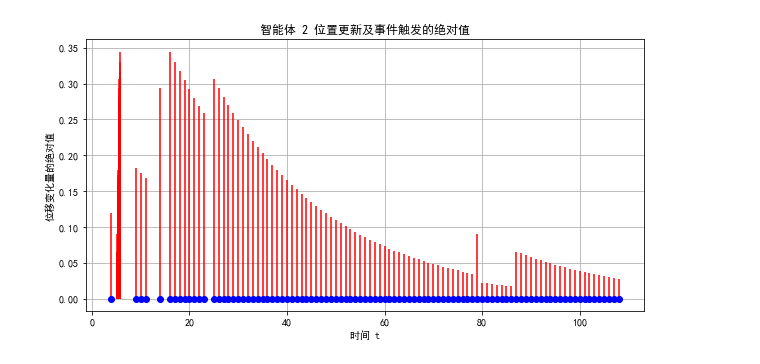
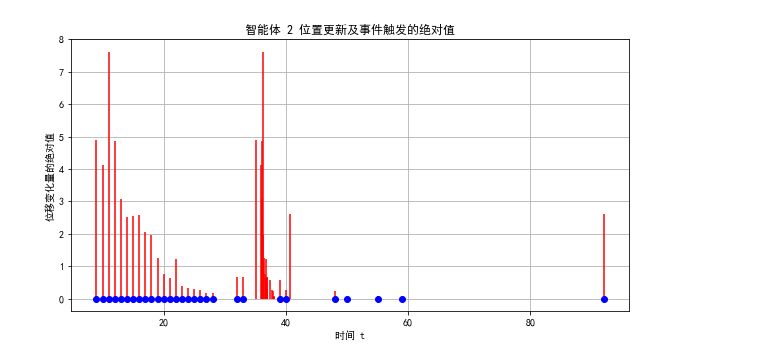
Before and after one commit to yjchenCN/Multi-agent-consensus-algorithm, a Jupyter notebook: Trigger Response.ipynb, the cells around one changed output. Drawn from its saved outputs; the diff is of its cells as text; code cells hidden in the pictures.

```diff
--- a/Trigger Response.ipynb
+++ b/Trigger Response.ipynb
@@ -36,36 +36,19 @@ class Agent:
             neighbor.last_broadcast_position = self.position
 
     def update_position(self, t, dt, current_average_position):
-        self.sigma = np.random.uniform(0, 1)
+        self.sigma = np.random.uniform(0, t)
         self.alpha = np.random.uniform(0, 1 / max(1, len(self.neighbors)))
 
         e_i = self.last_broadcast_position - self.position
 
         z_bar_squared = - sum(self.is_neighbor(neighbor) * (self.position - neighbor.get_position()) for neighbor in self.neighbors)
 
-
-
         trigger_condition = e_i ** 2 - self.sigma * self.alpha * (1 - self.alpha * max(1, len(self.neighbors))) * z_bar_squared ** 2  / max(1, len(self.neighbors))
-
-        print(e_i ** 2)
-        print(self.sigma * self.alpha * (1 - self.alpha * max(1, len(self.neighbors))) * z_bar_squared ** 2  / max(1, len(self.neighbors)))
-        #print(self.alpha * max(1, len(self.neighbors)))
-        print(trigger_condition)
-        print()
 
         if (t - self.last_trigger_time) >= self.MIET and abs(self.position - current_average_position) > 0.01:
             # 如果事件触发函数大于等于0，则更新位置并广播新位置
             if trigger_condition >= 0:
-                #print(e_i ** 2)
-                #print(self.sigma * self.alpha * (1 - self.alpha * max(1, len(self.neighbors))) * z_bar_squared ** 2  / max(1, len(self.neighbors)))
-                #print(self.alpha * max(1, len(self.neighbors)))
-                #print(trigger_condition)
-                #print("1")
-
-                #print()
-
                 self.position += z_bar_squared * dt
-
                 #记录触发的相关信息
                 self.delta_positions.append(self.last_broadcast_position - self.position)
                 self.trigger_points2.append(t * dt)
@@ -74,38 +57,19 @@ class Agent:
 
                 self.last_trigger_time = t
                 self.communication_times.append(t * dt)
-
-
             else:
-                self.position += current_average_position * dt
-                #self.position += np.random.uniform(-1, 1) * dt
-                #self.last_trigger_time = current_time
-                #self.position += z_bar_squared * dt
-                #self.last_broadcast_position = self.position
-                #print("nonononononono")
-                #print(e_i ** 2)
-                #print(self.sigma * self.alpha * (1 - self.alpha * max(1, len(self.neighbors))) * z_bar_squared ** 2  / len(self.neighbors))
-                #print(self.alpha * max(1, len(self.neighbors)))
-                #print(trigger_condition)
-                #print(current_time)
-
-                #print("222222222222222222222")
-                #print()
-        #print(t)
-        #print(self.last_trigger_time)
-        #print(t - self.last_trigger_time)
-        #print(self.MIET)
-        #print()
-
+                a = np.random.uniform(0, 10)
+                if a > 9.9:
+                    self.position += current_average_position * dt
 
 
 
 # 初始化参数和智能体
 num_agents = 4
-num_iterations = 400
-dt = 0.01
-np.random.seed(0)
-agents = [Agent(np.random.rand() * 10, i) for i in range(num_agents)]
+num_iterations = 100
+dt = 0.1
+np.random.seed(1)
+agents = [Agent(np.random.uniform(0,100), i) for i in range(num_agents)]
 
 # 定义邻居关系
 agents[0].add_neighbor(agents[1])
@@ -122,7 +86,6 @@ positions = np.zeros((num_iterations, num_agents))
 
 for t in range(num_iterations):
     current_average_position = np.mean([agent.position for agent in agents])
-    #print(current_average_position)
     for agent in agents:
         agent.update_position(t, dt, current_average_position)
         positions[t, agent.index] = agent.position
@@ -146,16 +109,13 @@ plt.grid(True)
 for index, agent in enumerate(agents):
     plt.figure(figsize=(10, 5))
 
-    # Iterate over the agent's recorded trigger points and corresponding position changes
+
     for trigger_time, delta_position in zip(agent.trigger_points, agent.delta_positions):
-        # Only if there is a change, i.e., delta_position is not zero
+
         if delta_position != 0:
-            # Compute the absolute value of the position change
             absolute_delta = abs(delta_position)
-            # Plot a vertical line from 0 to the absolute change value at the trigger time
             plt.vlines(trigger_time, 0, absolute_delta, colors='r')
-            # Plot a blue dot at the bottom (x-axis) of the line
-            plt.plot(trigger_time[0], 0, 'bo')  # Blue dot at the x-axis
+            plt.plot(trigger_time[0], 0, 'bo')
 
     plt.xlabel('时间 t')
     plt.ylabel('位移变化量的绝对值')
@@ -163,15 +123,17 @@ for index, agent in enumerate(agents):
     plt.grid(True)
 
 
-for agent in agents:
-# 计算相邻两次通信的时间间隔
-    if agent.communication_times:
-        intervals = np.diff(agent.communication_times)  # 使用np.diff计算相邻元素的差值，即时间间隔
-        plt.figure(figsize=(10, 5))
-        plt.plot(intervals, label=f'智能体 {agent.index + 1}')
-        plt.xlabel('通信次数')
-        plt.ylabel('时间间隔')
-        plt.title(f'智能体 {agent.index + 1} 相邻两次通信的时间间隔')
+for index, agent in enumerate(agents):
+    if len(agent.communication_times) > 1:
+        # 计算相邻两次通信的时间间隔
+        intervals = np.diff(agent.communication_times)
+        plt.figure(figsize=(10, 5))  # 为每个智能体创建一个新的图形
+        for i, time in enumerate(agent.communication_times[1:]):
+            # 在每次通信时间点上绘制一条垂直线，长度代表时间间隔
+            plt.vlines(time, 0, intervals[i], label=f'间隔 {i+1}' if i == 0 else "", color='b')  # 仅在第一条线添加图例标签
+        plt.xlabel('时间')
+        plt.ylabel('通信间隔长度')
+        plt.title(f'智能体 {index + 1} 的通信间隔时间长度')
         plt.legend()
         plt.grid(True)
         plt.show()
@@ -204 +149 @@ for agent in agents:
-[figure, old version]
+[figure, new version]
```
Also changed, not shown: parts of 1 cell of this notebook.
